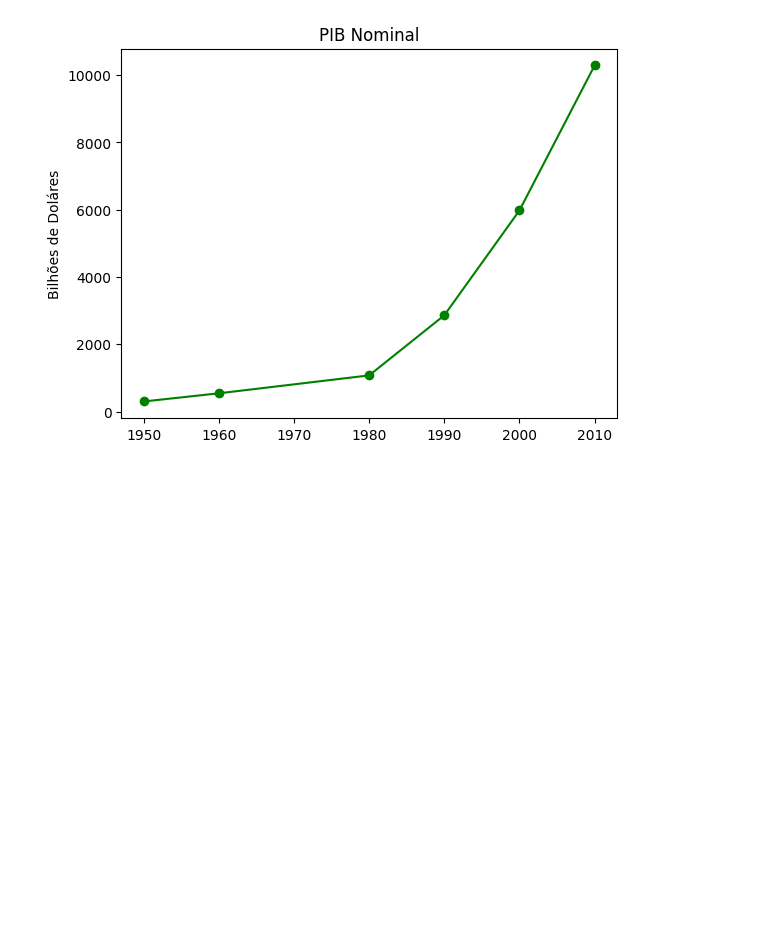
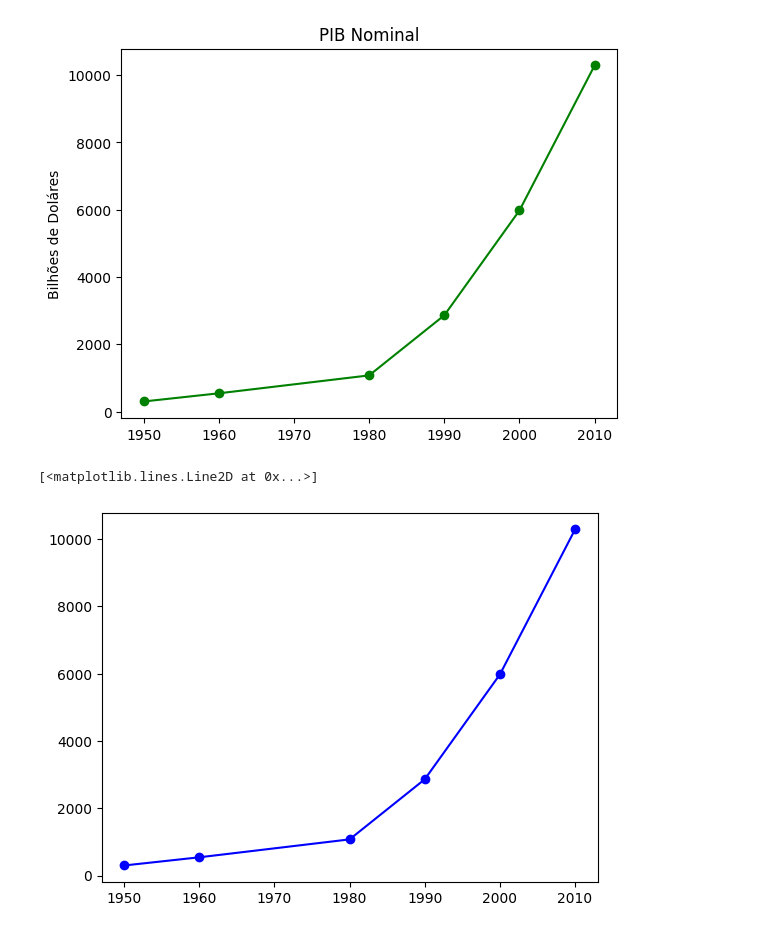
Before and after one commit to TechAbraao/data-science-nocoes-python, a Jupyter notebook: cap_3_visualizando_dados/conhecendo_matplotlib.ipynb, the cells around one changed output. Drawn from its saved outputs; the diff is of its cells as text; code cells hidden in the pictures; blank space fills up the shorter version.

```diff
--- a/cap_3_visualizando_dados/conhecendo_matplotlib.ipynb
+++ b/cap_3_visualizando_dados/conhecendo_matplotlib.ipynb
@@ -12,3 +12,9 @@ plt.ylabel("Bilhões de Doláres")
 plt.show()
 # %% [output]
 [figure]
+# %%
+plot_blue = plt.plot(anos, bilhoes_dolares, color='blue', marker="o", linestyle='solid')
+plot_blue
+# %% [output]
+[<matplotlib.lines.Line2D at 0x...>]
+[figure, added]
```
Also changed, not shown: parts of 1 cell of this notebook, 1 other file.
